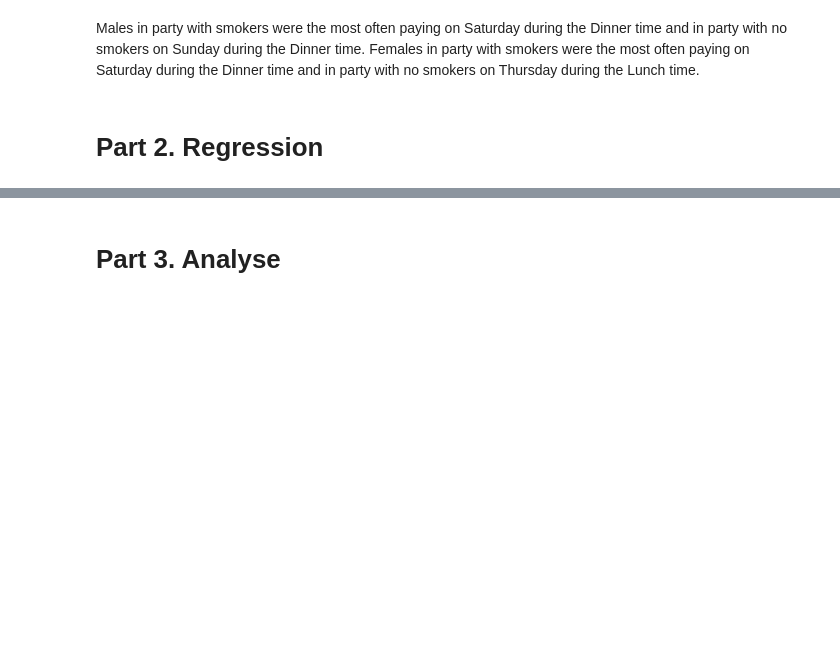
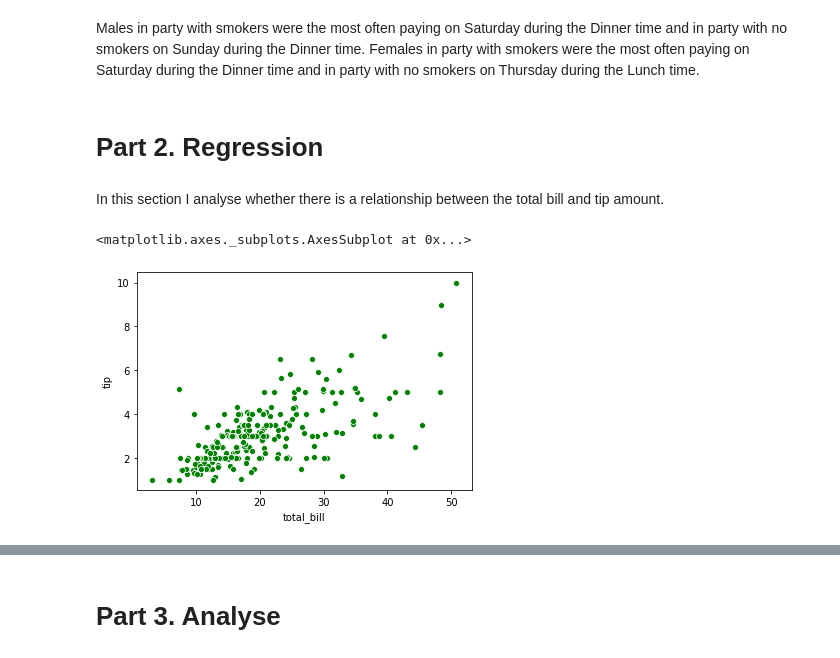
Before and after one commit to amacuga/fundamentals-assessment, a Jupyter notebook: Assessment.ipynb, the cells around one changed output, grey strips where cells are left out. Cells and saved outputs as stored; diff of their text form; code cells hidden in the pictures; blank space fills up the shorter version.

Commit message:
Added some plots in Part 2.

```diff
--- a/Assessment.ipynb
+++ b/Assessment.ipynb
@@ -213,3 +217,10 @@ dtype: int64
 Males in party with smokers were the most often paying on Saturday during the Dinner time and in party with no smokers on Sunday during the Dinner time. Females in party with smokers were the most often paying on Saturday during the Dinner time and in party with no smokers on Thursday during the Lunch time.
 # %% [markdown]
 # Part 2. Regression
+# %% [markdown]
+In this section I analyse whether there is a relationship between the total bill and tip amount.
+# %%
+sns.scatterplot(x = "total_bill", y = "tip", data = tips, color = "g")
+# %% [output]
+<matplotlib.axes._subplots.AxesSubplot at 0x...>
+[figure, added]
```
Also changed, not shown: parts of 6 cells of this notebook.
